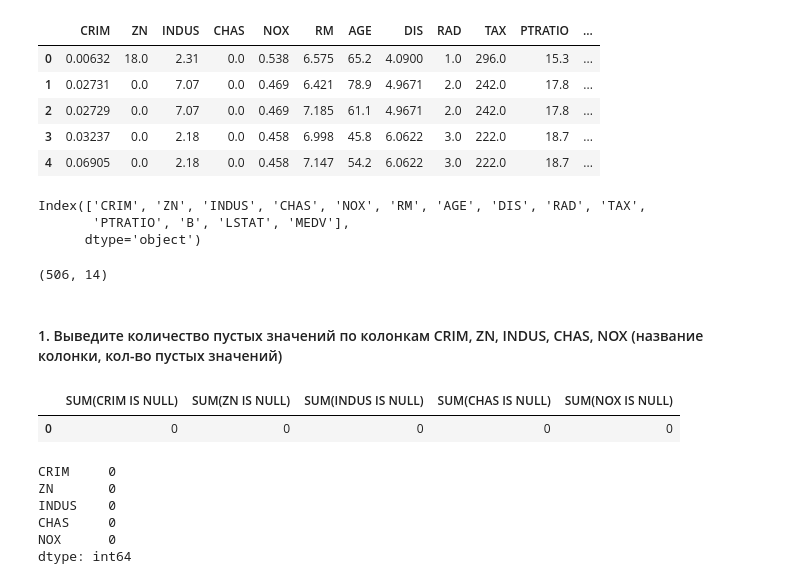
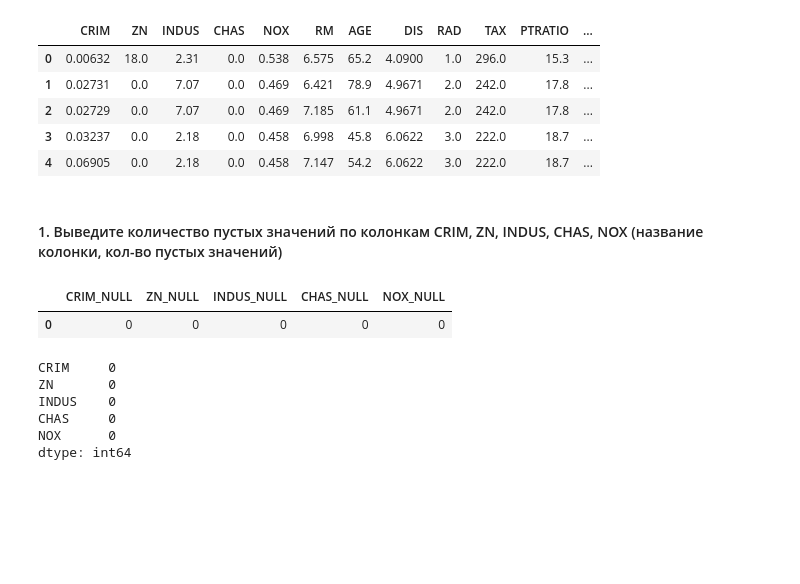
Before and after one commit to matrosov-dmitry/School-DS-HW, a Jupyter notebook: HW-7/HW-7.ipynb, the cells around one changed output. Drawn from its saved outputs; the diff is of its cells as text; code cells hidden in the pictures; blank space fills up the shorter version.

```diff
--- a/HW-7/HW-7.ipynb
+++ b/HW-7/HW-7.ipynb
@@ -43,32 +45,22 @@ pd.read_sql(
 | 2 | 0.02729 | 0.0 | 7.07 | 0.0 | 0.469 | 7.185 | 61.1 | 4.9671 | 2.0 | 242.0 | 17.8 | ... |
 | 3 | 0.03237 | 0.0 | 2.18 | 0.0 | 0.458 | 6.998 | 45.8 | 6.0622 | 3.0 | 222.0 | 18.7 | ... |
 | 4 | 0.06905 | 0.0 | 2.18 | 0.0 | 0.458 | 7.147 | 54.2 | 6.0622 | 3.0 | 222.0 | 18.7 | ... |
-# %%
-data.columns
-# %% [output]
-Index(['CRIM', 'ZN', 'INDUS', 'CHAS', 'NOX', 'RM', 'AGE', 'DIS', 'RAD', 'TAX',
-       'PTRATIO', 'B', 'LSTAT', 'MEDV'],
-      dtype='object')
-# %%
-data.shape
-# %% [output]
-(506, 14)
 # %% [markdown]
 #### 1. Выведите количество пустых значений по колонкам CRIM, ZN, INDUS, CHAS, NOX (название колонки, кол-во пустых значений)
 # %%
 pd.read_sql(
     """
-SELECT SUM(CRIM IS NULL),
-       SUM(ZN IS NULL),
-       SUM(INDUS IS NULL),
-       SUM(CHAS IS NULL),
-       SUM(NOX IS NULL)
+SELECT SUM(CRIM IS NULL) AS CRIM_NULL,
+       SUM(ZN IS NULL) AS ZN_NULL,
+       SUM(INDUS IS NULL) AS INDUS_NULL,
+       SUM(CHAS IS NULL) AS CHAS_NULL,
+       SUM(NOX IS NULL) AS NOX_NULL
 FROM boston nt
     """,
     con,
 )
 # %% [output]
-|  | SUM(CRIM IS NULL) | SUM(ZN IS NULL) | SUM(INDUS IS NULL) | SUM(CHAS IS NULL) | SUM(NOX IS NULL) |
+|  | CRIM_NULL | ZN_NULL | INDUS_NULL | CHAS_NULL | NOX_NULL |
 | 0 | 0 | 0 | 0 | 0 | 0 |
 # %%
 data[['CRIM', 'ZN', 'INDUS', 'CHAS', 'NOX']].isnull().sum()
```
Also changed, not shown: parts of 24 cells of this notebook, 1 other file.
